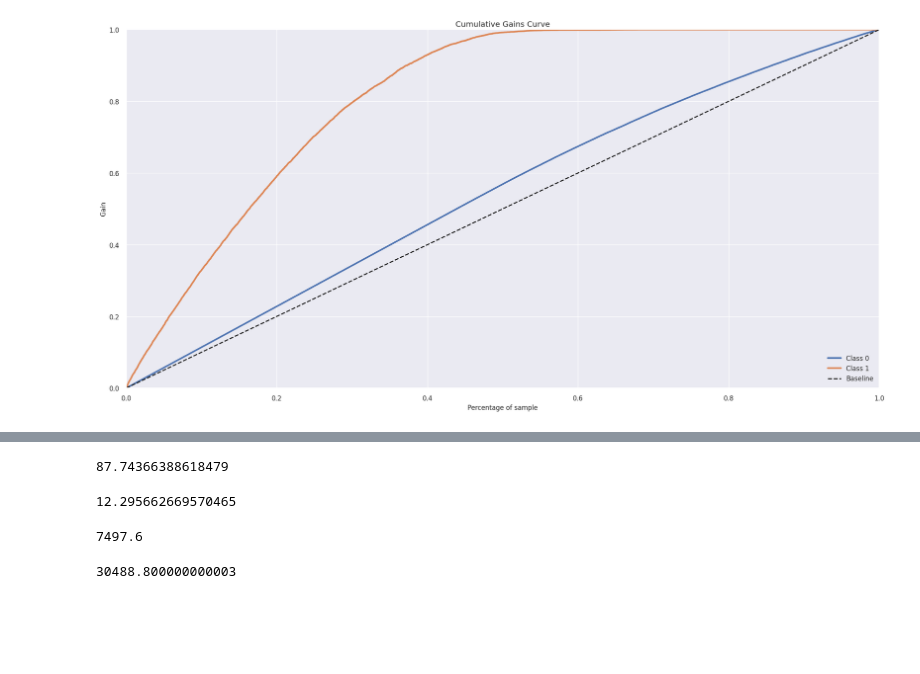
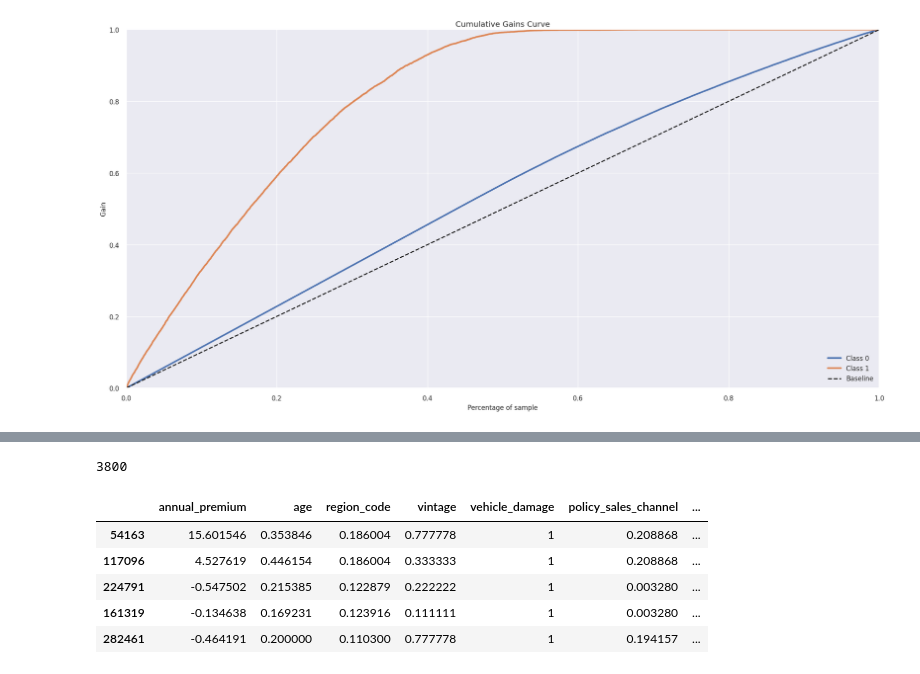
Before and after one commit to guiaraujofreitas/Insurance-Health-Cross-Sell, a Jupyter notebook: Step_8_Project_Health_Insurance_Cross_Sell.ipynb, the cells around one changed output, grey strips where cells are left out. Saved outputs shown, nothing was run; the diff lists cells and outputs as text; code cells hidden in the pictures; blank space fills up the shorter version.

```diff
--- a/Step_8_Project_Health_Insurance_Cross_Sell.ipynb
+++ b/Step_8_Project_Health_Insurance_Cross_Sell.ipynb
@@ -1151,5 +1154,15 @@ skplt.metrics.plot_cumulative_gain(df_test['response'], yhat_xgb_cl);
 # %%
-interest = df4.loc[df4['response']==1]
+#join the features response with all features
+df9 = pd.concat([x_validation,y_validation],axis=1 )
 
-interest['response'].count() / df4['response'].count() *100
+# selectection only features selected by decision tree
+df9 = df9[all_cols_selected]
+
+#create new feature of score probabilty
+df9['proba'] = xgb_yhat_turned[:,1].tolist()
+
+#ordened the values
+df9 = df9.sort_values(by='proba',ascending=False)
+
+df9[['id','response','proba']].head()
 # %% [output]
@@ -1156,0 +1184,4 @@ interest['response'].count() / df4['response'].count() *100
+# %%
+interest = df9.loc[df9['response']==1]
+
+interest['response'].count() / df9['response'].count() *100
@@ -1157,22 +1202,15 @@ interest['response'].count() / df4['response'].count() *100
 # %%
-not_interest = df4.loc[df4['response']==0]
-
-not_interest['response'].count() / df4['response'].count() *100
+np.round(int(interest['response'].count() *0.40))
 # %% [output]
-87.74366388618479
+3800
-# %%
-predict_interest = df9.loc[df9['response']==1]
-
-predict_interest['response'].count() / df9['response'].count() *100
-# %% [output]
-12.295662669570465
-# %%
-#quantidade total de clientes interessados
-len(predict_interest.sort_values('proba',ascending=False) ) *0.80
-# %% [output]
-7497.6
-# %%
-# 40% das ligações feitas correspondem há 80% das base de cliente interessados (verificar raciocinio)
-len(df_test) * 0.40
-# %% [output]
-30488.800000000003
+# %%
+df_list_interest = interest.head(3800).copy(deep=True)
+# %%
+df_list_interest.head()
+# %% [output]
+|  | annual_premium | age | region_code | vintage | vehicle_damage | policy_sales_channel | ... |
+| 54163 | 15.601546 | 0.353846 | 0.186004 | 0.777778 | 1 | 0.208868 | ... |
+| 117096 | 4.527619 | 0.446154 | 0.186004 | 0.333333 | 1 | 0.208868 | ... |
+| 224791 | -0.547502 | 0.215385 | 0.122879 | 0.222222 | 1 | 0.003280 | ... |
+| 161319 | -0.134638 | 0.169231 | 0.123916 | 0.111111 | 1 | 0.003280 | ... |
+| 282461 | -0.464191 | 0.200000 | 0.110300 | 0.777778 | 1 | 0.194157 | ... |
```
Also changed, not shown: parts of 28 cells of this notebook.
